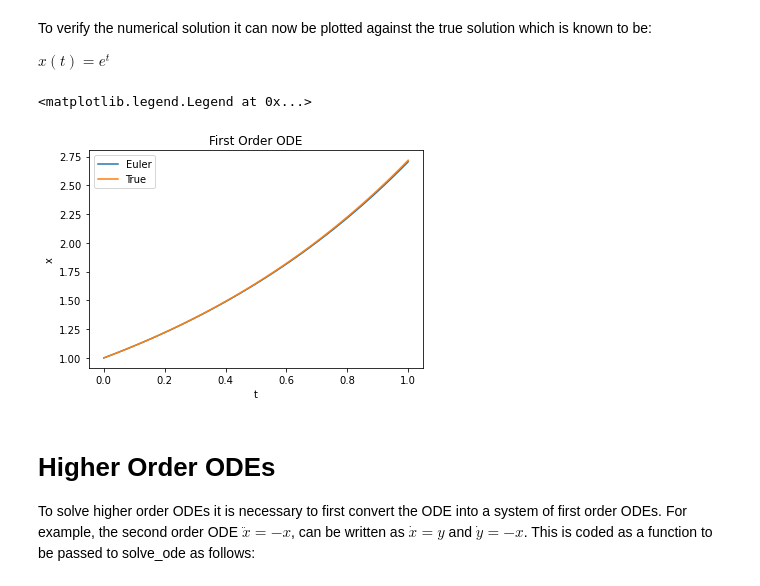
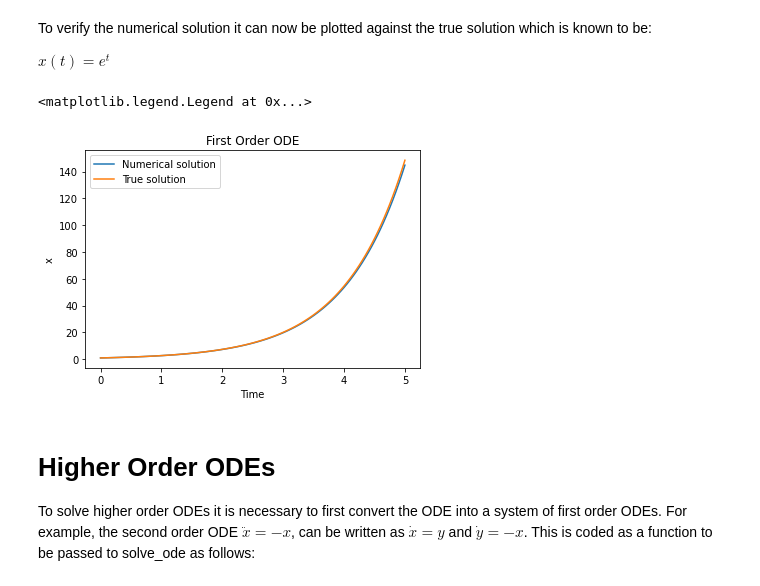
Before and after one commit to joesouber/EMAT30008, a Jupyter notebook: report.ipynb, the cells around one changed output. Cells and saved outputs as stored; diff of their text form; code cells hidden in the pictures.

```diff
--- a/report.ipynb
+++ b/report.ipynb
@@ -25,51 +25,56 @@ def f(x, t):
 
     Returns
     -------
-    x : numpy.ndarray
-        An array containing the value of x.
+    x : the value of x.
     """
-    return np.array([x])
+    return x
 # %% [markdown]
 Now the ODE can be solved using custom ODE solver. Within this solver it is possible to specify a particular solving method from Euler's method, Runge-Kutta 4th order and Heun 3rd order. The initial condition x0 at time t=0 must also be specified, alongside the start and end times and the step-size the solver is to take. Finally, it should be specified whether it is a first or second order ODE: 'True' if it is a system of equations, otherwise 'False'. In this example, Euler's method will be used.
 # %%
-import matplotlib.pyplot as plt
 import math
 import numpy as np
 from ODE import solve_ode
 
-method = 'euler'
-f_euler, f_time = solve_ode(f, 1, 0, 1, method, 0.01, False)
+# Set up the initial conditions
+x0 = 1.0
+t_eval = np.linspace(0, 5, 101) # time points to evaluate the solution
+max_step = 0.01 # maximum step size for the solver
+method = 'euler' # numerical method for the solver
+system = False # the ODE is not a system
+
+# Solve the ODE using the solve_ode function
+X = solve_ode(f, x0, t_eval, max_step, method, system)
 # %% [markdown]
 To verify the numerical solution it can now be plotted against the true solution which is known to be:
 
 $x(t)=e^t$
 # %%
-def f_true_solution(t):
+import matplotlib.pyplot as plt
+def true_sol(t):
     """
     Returns the true solution of the first order ODE dx/dt = x.
 
     Parameters
     ----------
     t : numpy.ndarray
         An array containing the times the solution must be evaluated at.
 
     Returns
     -------
     numpy.ndarray
         An array containing the true solution of the first order ODE dx/dt = x.
     """
     return np.exp(t)
 
-plt.plot(f_time, f_euler, label='Euler')
-plt.plot(f_time, f_true_solution(f_time), label='True')
-
-plt.xlabel('t')
+plt.plot(t_eval, X[:,0], label='Numerical solution')
+plt.plot(t_eval, true_sol(t_eval), label='True solution')
+plt.title('First Order ODE')
+plt.xlabel('Time')
 plt.ylabel('x')
-plt.title('First Order ODE')
 plt.legend()
 # %% [output]
 <matplotlib.legend.Legend at 0x...>
-[figure, old version]
+[figure, new version]
 # %% [markdown]
 # Higher Order ODEs
 
```
Also changed, not shown: parts of 3 cells of this notebook.
